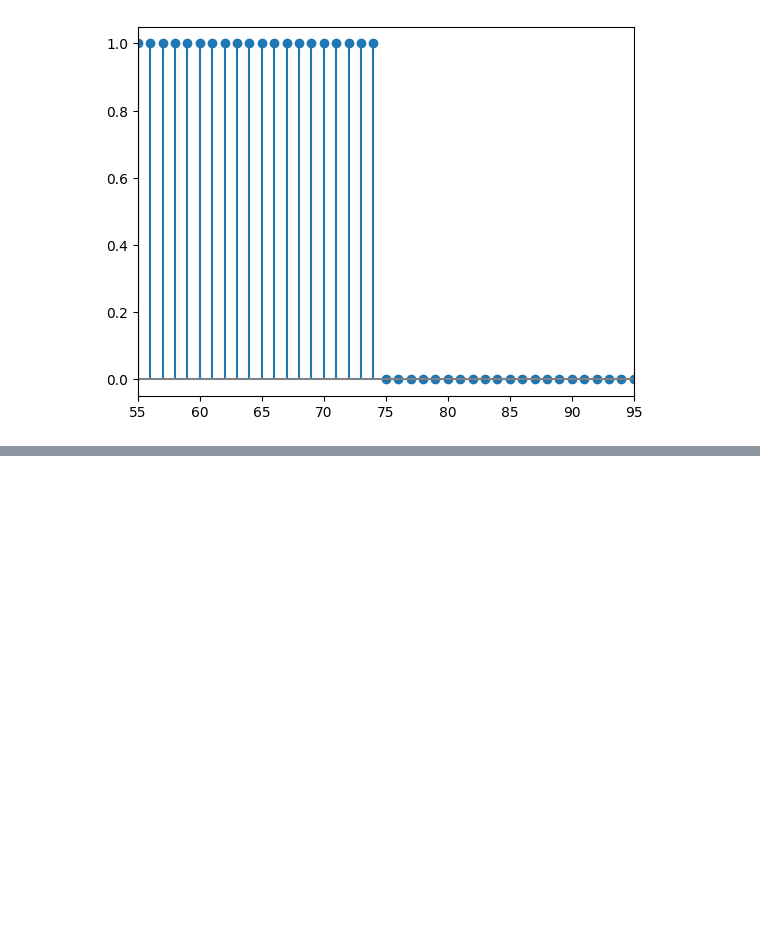
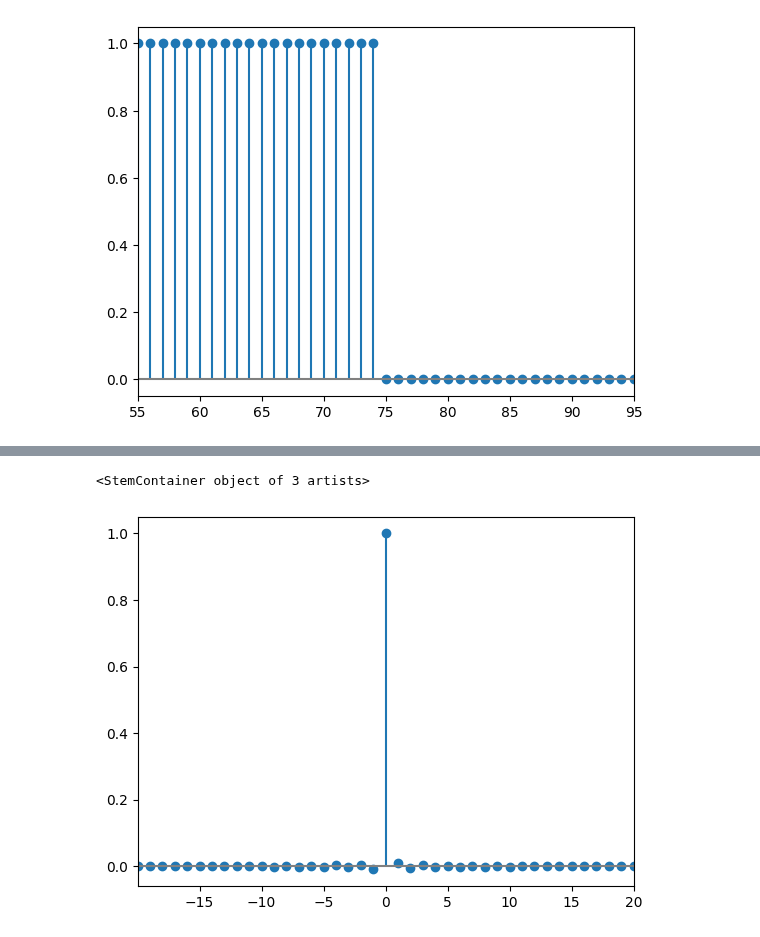
Before and after one commit to DylanReidRamelli/Bachelor-Project-2023, a Jupyter notebook: notebook/fractional-shift-2.ipynb, the cells around one changed output, grey strips where cells are left out. Cells and saved outputs as stored; diff of their text form; code cells hidden in the pictures; blank space fills up the shorter version.

```diff
--- a/notebook/fractional-shift-2.ipynb
+++ b/notebook/fractional-shift-2.ipynb
@@ -71,0 +87,9 @@ plt.plot(np.arange(n) - n//2, fft.fftshift(G))
+# %%
+#show combined impulse response with shift and smoothing
+impulse_response = fft.ifft(H * 1)
+impulse_response_smooth = fft.ifft(H * G)
+plt.xlim([-20 + delta,20 + delta])
+plt.stem(np.arange(n) - n//2, fft.fftshift(np.real(impulse_response)), basefmt="gray")
+# %% [output]
+<StemContainer object of 3 artists>
+[figure, added]
```
Also changed, not shown: parts of 5 cells of this notebook, 8 other files.
